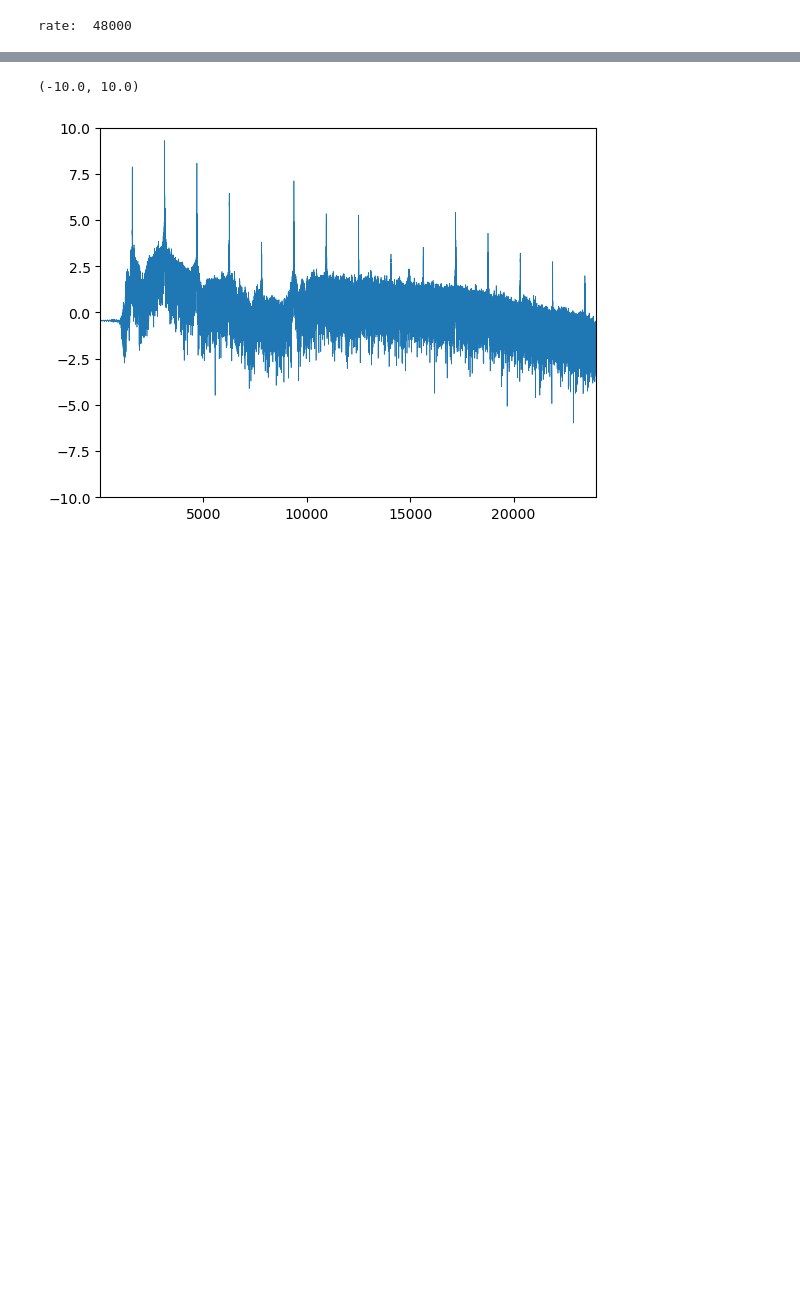
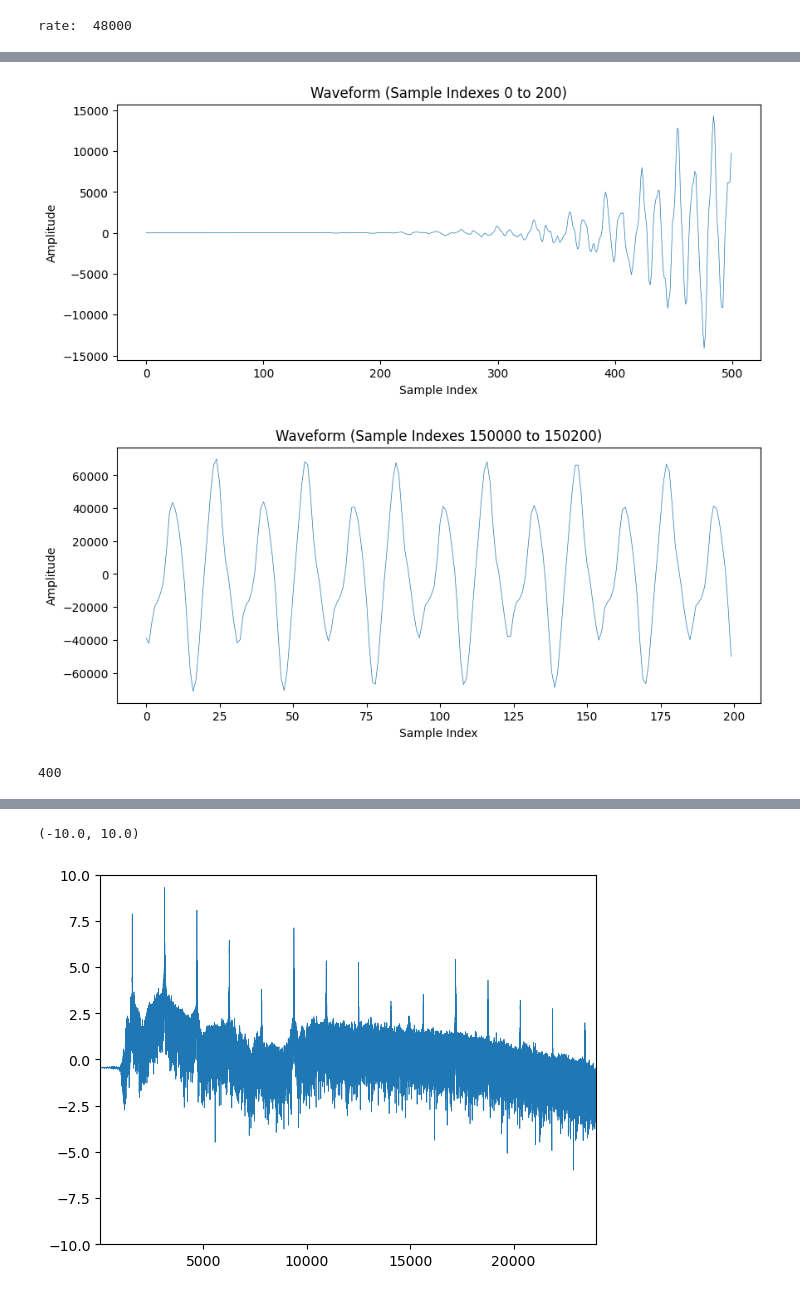
Before and after one commit to MichalMaszkowski/Sounds, a Jupyter notebook: sound_00.ipynb, the cells around one changed output, grey strips where cells are left out. Drawn from its saved outputs; the diff is of its cells as text; code cells hidden in the pictures; blank space fills up the shorter version.

Commit message:
visualize wave and find the major frequencies

```diff
--- a/sound_00.ipynb
+++ b/sound_00.ipynb
@@ -14,5 +16,30 @@ from IPython.display import Audio
 Audio(array[:, 0], rate=rate)
 # %% [output]
 [interactive output not drawn]
+# %%
+# Plot waveform for sample indexes 0 to 200
+plt.figure(figsize=(10, 4))
+plt.plot(array[0:200, 0], lw=0.5)
+plt.title("Waveform (Sample Indexes 0 to 200)")
+plt.xlabel("Sample Index")
+plt.ylabel("Amplitude")
+plt.show()
+
+# Plot waveform for sample indexes 150000 to 150200
+plt.figure(figsize=(10, 4))
+plt.plot(array[150000:150200, 0], lw=0.5)
+plt.title("Waveform (Sample Indexes 150000 to 150200)")
+plt.xlabel("Sample Index")
+plt.ylabel("Amplitude")
+plt.show()
+# %% [output]
+[figure, added]
+[figure, added]
 # %%
 freq, PSD = signal.periodogram(array[:, 0], fs = rate)
+# %%
+main_frequencies = freq[np.argsort(PSD)[-400:]][::-1]  # Get the top 50 frequencies
+# print("Main Frequency:", main_frequencies)
+len(main_frequencies)
+# %% [output]
+400
```
Also changed, not shown: parts of 4 cells of this notebook.
